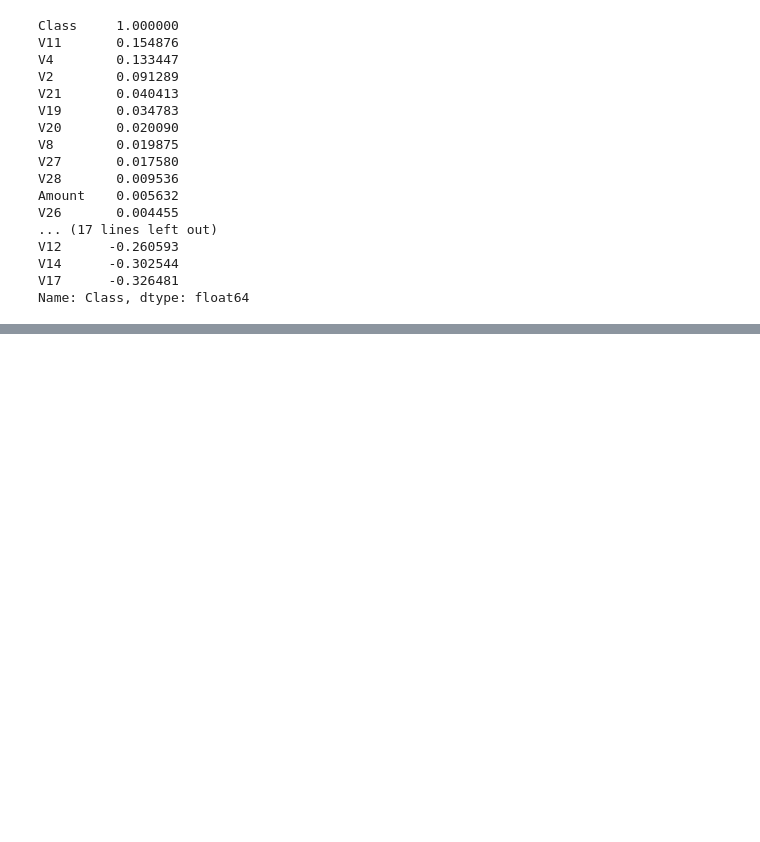
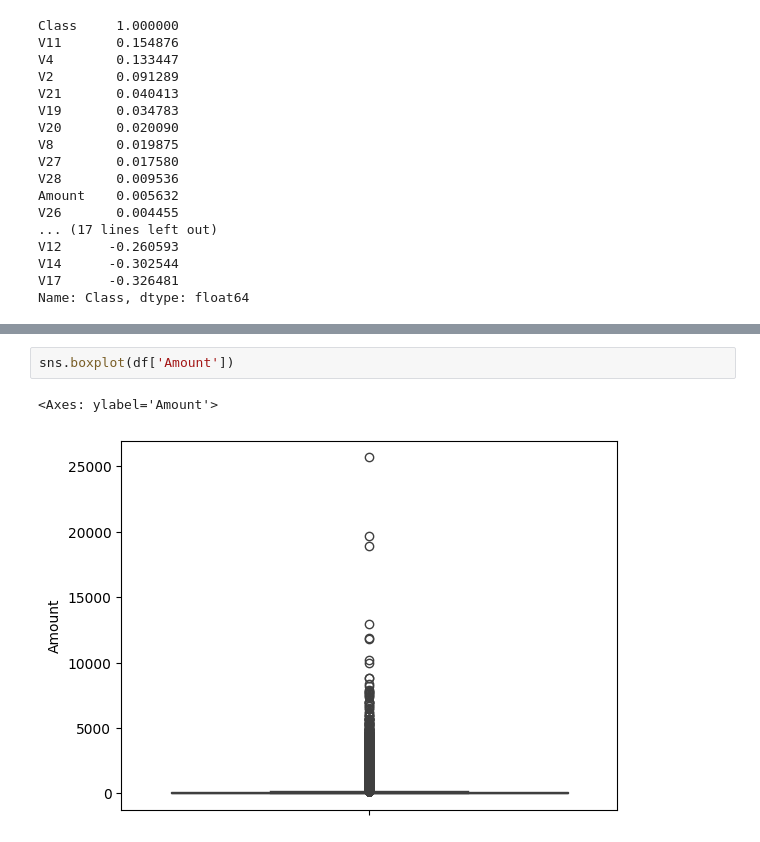
Before and after one commit to moosakazim12/Credit-Card-fraud-Detection-Pyhton-POWER-BI-SQL, a Jupyter notebook: notebooks/fraud_eda.ipynb, the cells around one changed output, grey strips where cells are left out. Cells and saved outputs as stored; diff of their text form; blank space fills up the shorter version.

```diff
--- a/notebooks/fraud_eda.ipynb
+++ b/notebooks/fraud_eda.ipynb
@@ -115,0 +122,5 @@ Name: Class, dtype: float64
+# %%
+sns.boxplot(df['Amount'])
+# %% [output]
+<Axes: ylabel='Amount'>
+[figure, added]
```
Also changed, not shown: parts of 4 cells of this notebook.
